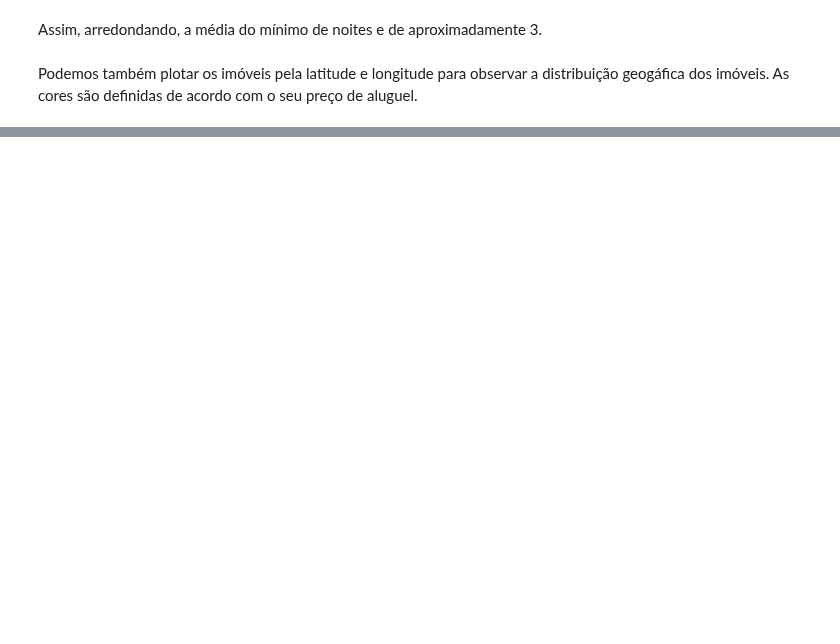
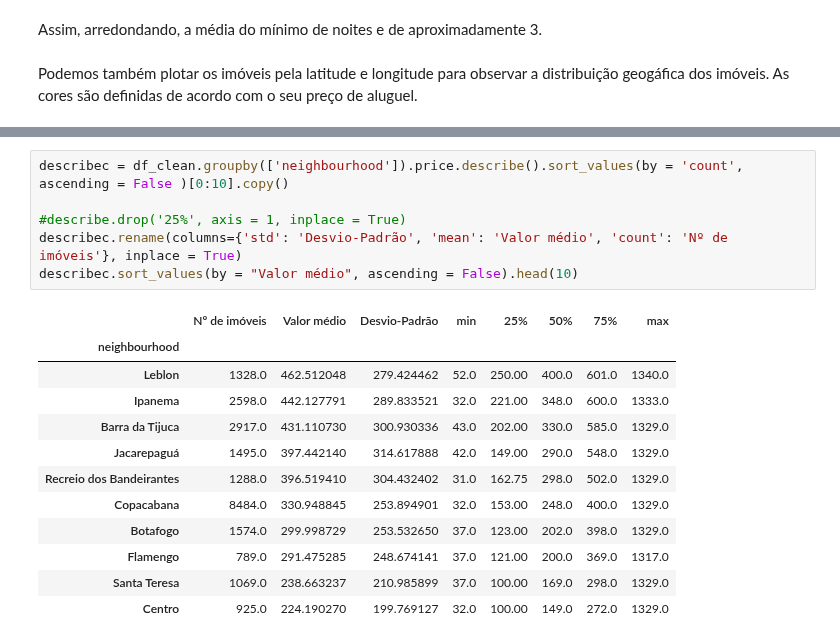
Before and after one commit to eduardocorrearaujo/Projeto---Dados-Airbnb-Rio-de-Janeiro, a Jupyter notebook: Proj_Analisando_os_Dados_do_Airbnb_(Rio_de_Janeiro).ipynb, the cells around one changed output, grey strips where cells are left out. Drawn from its saved outputs; the diff is of its cells as text; blank space fills up the shorter version.

```diff
--- a/Proj_Analisando_os_Dados_do_Airbnb_(Rio_de_Janeiro).ipynb
+++ b/Proj_Analisando_os_Dados_do_Airbnb_(Rio_de_Janeiro).ipynb
@@ -346,0 +393,19 @@ df_clean.plot(kind = "scatter", x = 'longitude', y = 'latitude', alpha = 0.4, c
+# %%
+describec = df_clean.groupby(['neighbourhood']).price.describe().sort_values(by = 'count', ascending = False )[0:10].copy()
+
+#describe.drop('25%', axis = 1, inplace = True)
+describec.rename(columns={'std': 'Desvio-Padrão', 'mean': 'Valor médio', 'count': 'Nº de imóveis'}, inplace = True)
+describec.sort_values(by = "Valor médio", ascending = False).head(10)
+# %% [output]
+|  | Nº de imóveis | Valor médio | Desvio-Padrão | min | 25% | 50% | 75% | max |
+| neighbourhood |  |  |  |  |  |  |  |  |
+| Leblon | 1328.0 | 462.512048 | 279.424462 | 52.0 | 250.00 | 400.0 | 601.0 | 1340.0 |
+| Ipanema | 2598.0 | 442.127791 | 289.833521 | 32.0 | 221.00 | 348.0 | 600.0 | 1333.0 |
+| Barra da Tijuca | 2917.0 | 431.110730 | 300.930336 | 43.0 | 202.00 | 330.0 | 585.0 | 1329.0 |
+| Jacarepaguá | 1495.0 | 397.442140 | 314.617888 | 42.0 | 149.00 | 290.0 | 548.0 | 1329.0 |
+| Recreio dos Bandeirantes | 1288.0 | 396.519410 | 304.432402 | 31.0 | 162.75 | 298.0 | 502.0 | 1329.0 |
+| Copacabana | 8484.0 | 330.948845 | 253.894901 | 32.0 | 153.00 | 248.0 | 400.0 | 1329.0 |
+| Botafogo | 1574.0 | 299.998729 | 253.532650 | 37.0 | 123.00 | 202.0 | 398.0 | 1329.0 |
+| Flamengo | 789.0 | 291.475285 | 248.674141 | 37.0 | 121.00 | 200.0 | 369.0 | 1317.0 |
+| Santa Teresa | 1069.0 | 238.663237 | 210.985899 | 37.0 | 100.00 | 169.0 | 298.0 | 1329.0 |
+| Centro | 925.0 | 224.190270 | 199.769127 | 32.0 | 100.00 | 149.0 | 272.0 | 1329.0 |
```
Also changed, not shown: parts of 15 cells of this notebook.
